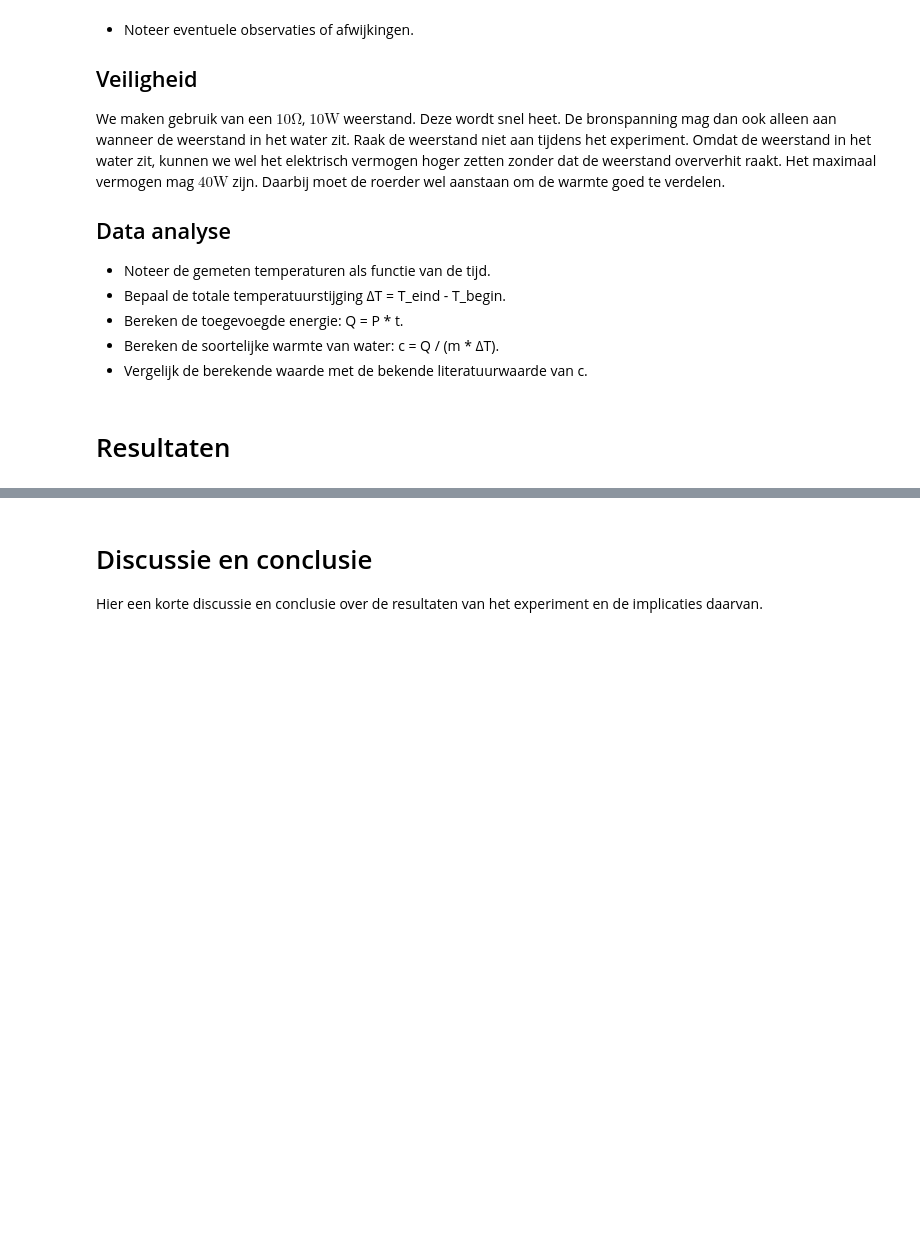
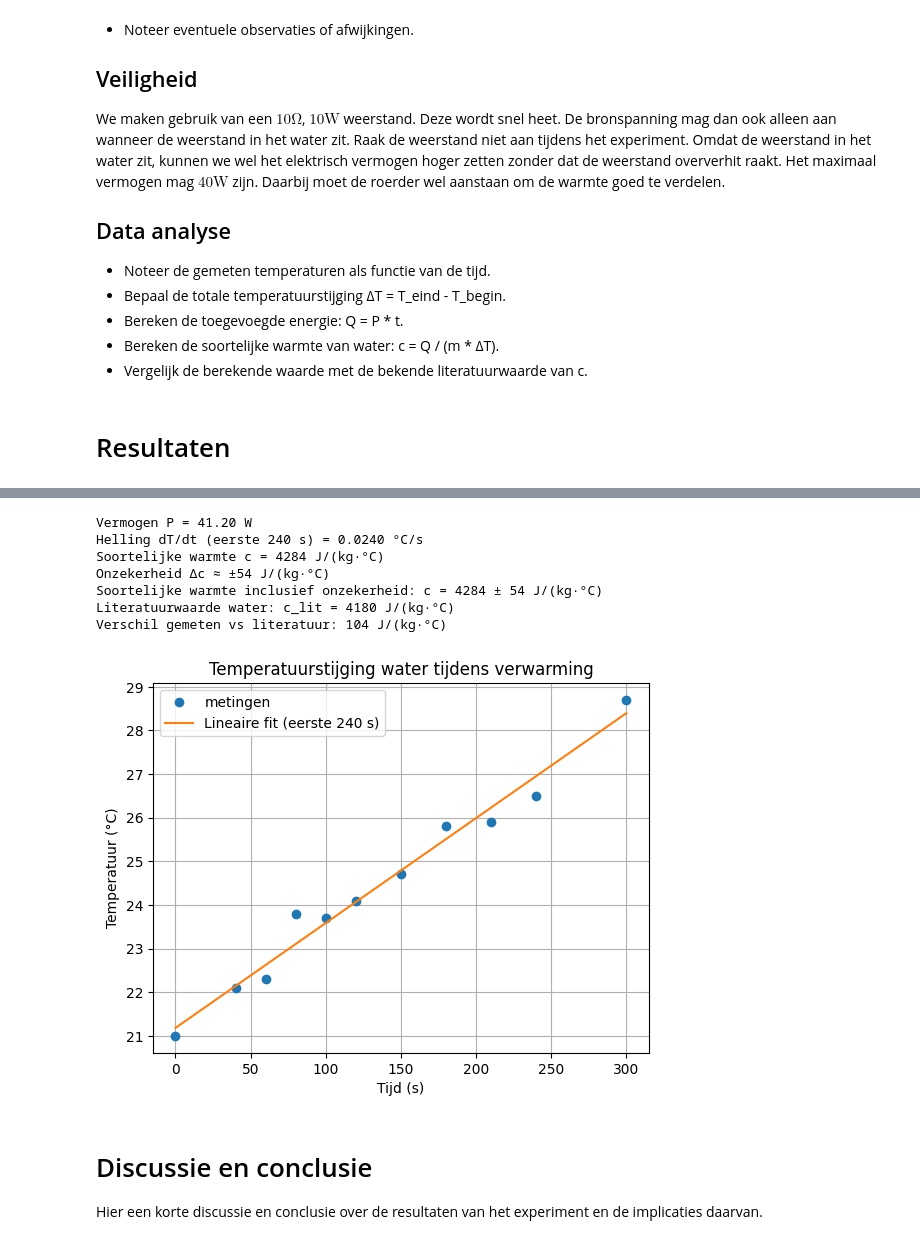
Before and after one commit to pieterbroerse/27, a Jupyter notebook: Content/Labs/cwater.ipynb, the cells around one changed output, grey strips where cells are left out. Drawn from its saved outputs; the diff is of its cells as text; code cells hidden in the pictures; blank space fills up the shorter version.

```diff
--- a/Content/Labs/cwater.ipynb
+++ b/Content/Labs/cwater.ipynb
@@ -130,7 +95,65 @@ Soortelijke warmte c = 5065.57 J/(kg·°C)
 # %%
-# Sla figuren op met
-#
-# plt.savefig("figures/naam.png", dpi=450)
+import numpy as np
+import matplotlib.pyplot as plt
+
+# Gegevens
+M_water = 0.400  # kg
+tijd = np.array([0, 40, 60, 80, 100, 120, 150, 180, 210, 240, 300])  # s
+temperatuur = np.array([21.0, 22.1, 22.3, 23.8, 23.7, 24.1, 24.7, 25.8, 25.9, 26.5, 28.7])  # °C
+V = 20  # Volt
+I = 2.06  # Ampere
+
+# Bereken vermogen
+P = V * I  # Watt
+print(f"Vermogen P = {P:.2f} W")
+
+
+# Lineaire fit
+coeffs = np.polyfit(tijd, temperatuur, 1)
+slope, intercept = coeffs
+print(f"Helling dT/dt (eerste 240 s) = {slope:.4f} °C/s")
+
+# Bereken soortelijke warmte
+c = P / (M_water * slope)
+print(f"Soortelijke warmte c = {c:.0f} J/(kg·°C)")
+
+# Onzekerheidsanalyse (kwadratisch optellen)
+rel_unc_P = 0.001  # ±5% vermogen
+rel_unc_m = 0.005 / M_water  # ±0,005 kg
+rel_unc_slope = 0.001  # ±5% helling
+
+rel_unc_c = np.sqrt(rel_unc_P**2 + rel_unc_m**2 + rel_unc_slope**2)
+delta_c = rel_unc_c * c
+print(f"Onzekerheid Δc ≈ ±{delta_c:.0f} J/(kg·°C)")
+print(f"Soortelijke warmte inclusief onzekerheid: c = {c:.0f} ± {delta_c:.0f} J/(kg·°C)")
+
+# Vergelijking met literatuurwaarde
+c_lit = 4180  # J/(kg·°C)
+print(f"Literatuurwaarde water: c_lit = {c_lit} J/(kg·°C)")
+verschil = c - c_lit
+print(f"Verschil gemeten vs literatuur: {verschil:.0f} J/(kg·°C)")
+
+# Plot
+t_fit_plot = np.linspace(0, 300, 100)
+T_fit_plot = slope * t_fit_plot + intercept
+
+plt.plot(tijd, temperatuur, 'o', label="metingen")
+plt.plot(t_fit_plot, T_fit_plot, '-', label=f"Lineaire fit (eerste 240 s)")
+plt.xlabel("Tijd (s)")
+plt.ylabel("Temperatuur (°C)")
+plt.title("Temperatuurstijging water tijdens verwarming")
+plt.legend()
+plt.grid(True)
+plt.show()
+# %% [output]
+Vermogen P = 41.20 W
+Helling dT/dt (eerste 240 s) = 0.0240 °C/s
+Soortelijke warmte c = 4284 J/(kg·°C)
+Onzekerheid Δc ≈ ±54 J/(kg·°C)
+Soortelijke warmte inclusief onzekerheid: c = 4284 ± 54 J/(kg·°C)
+Literatuurwaarde water: c_lit = 4180 J/(kg·°C)
+Verschil gemeten vs literatuur: 104 J/(kg·°C)
+[figure, added]
 # %% [markdown]
 # Discussie en conclusie
 
```
Also changed, not shown: parts of 1 cell of this notebook, 2 other files.
